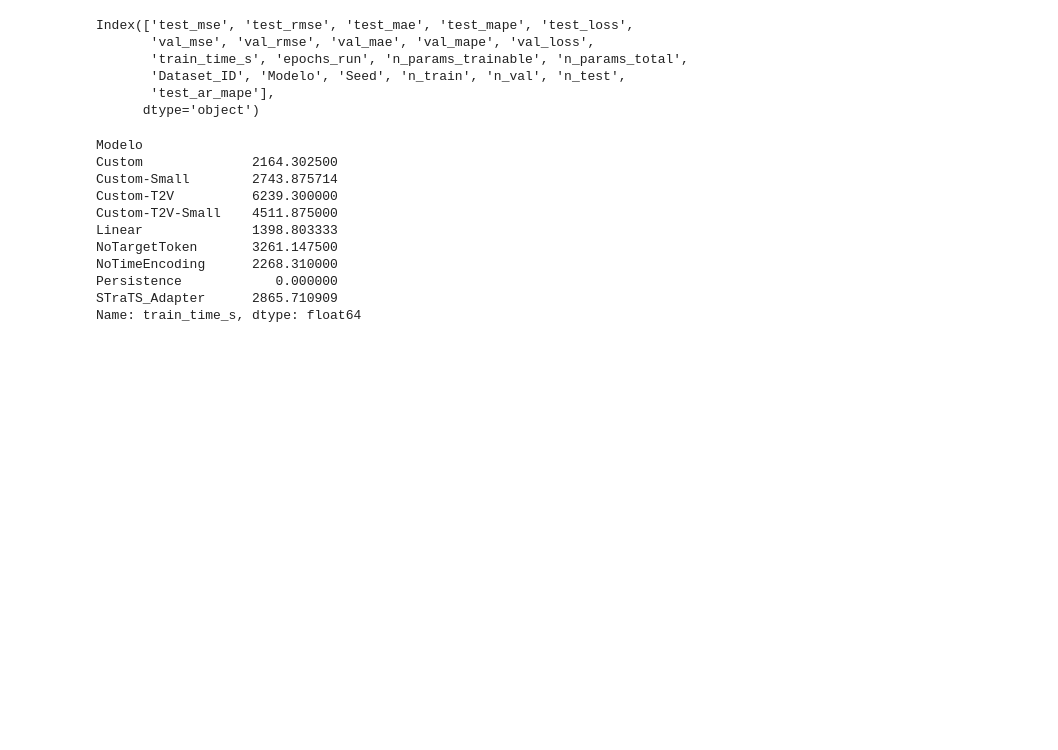
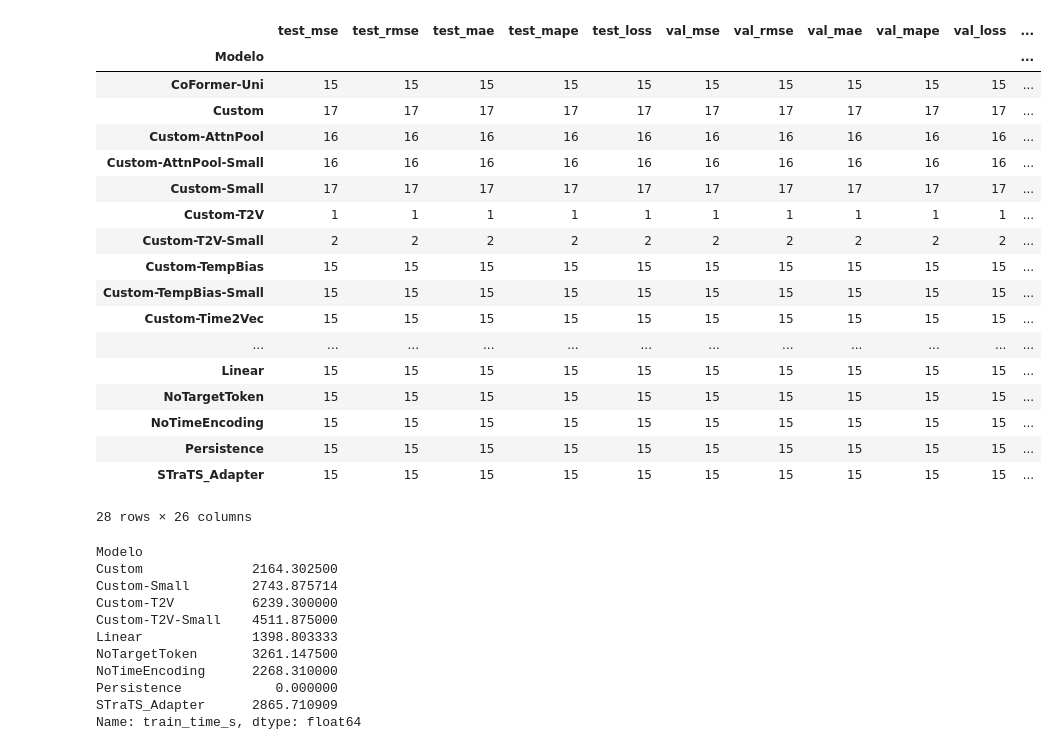
Before and after one commit to Konnits/Memoria, a Jupyter notebook: src/benchmark_final.ipynb, the cells around one changed output. Saved outputs shown, nothing was run; the diff lists cells and outputs as text; code cells hidden in the pictures; blank space fills up the shorter version.

```diff
--- a/src/benchmark_final.ipynb
+++ b/src/benchmark_final.ipynb
@@ -3,14 +3,27 @@ import pandas as pd
 # %%
 df = pd.read_csv(r"C:\Users\geral\Documents\Memoria\experiments\benchmark_final\benchmark_final.csv")
 # %%
-df.columns
+df.groupby("Modelo").count()
 # %% [output]
+|  | test_mse | test_rmse | test_mae | test_mape | test_loss | val_mse | val_rmse | val_mae | val_mape | val_loss | ... |
+| Modelo |  |  |  |  |  |  |  |  |  |  | ... |
+| CoFormer-Uni | 15 | 15 | 15 | 15 | 15 | 15 | 15 | 15 | 15 | 15 | ... |
+| Custom | 17 | 17 | 17 | 17 | 17 | 17 | 17 | 17 | 17 | 17 | ... |
+| Custom-AttnPool | 16 | 16 | 16 | 16 | 16 | 16 | 16 | 16 | 16 | 16 | ... |
+| Custom-AttnPool-Small | 16 | 16 | 16 | 16 | 16 | 16 | 16 | 16 | 16 | 16 | ... |
+| Custom-Small | 17 | 17 | 17 | 17 | 17 | 17 | 17 | 17 | 17 | 17 | ... |
+| Custom-T2V | 1 | 1 | 1 | 1 | 1 | 1 | 1 | 1 | 1 | 1 | ... |
+| Custom-T2V-Small | 2 | 2 | 2 | 2 | 2 | 2 | 2 | 2 | 2 | 2 | ... |
+| Custom-TempBias | 15 | 15 | 15 | 15 | 15 | 15 | 15 | 15 | 15 | 15 | ... |
+| Custom-TempBias-Small | 15 | 15 | 15 | 15 | 15 | 15 | 15 | 15 | 15 | 15 | ... |
+| Custom-Time2Vec | 15 | 15 | 15 | 15 | 15 | 15 | 15 | 15 | 15 | 15 | ... |
+| ... | ... | ... | ... | ... | ... | ... | ... | ... | ... | ... | ... |
+| Linear | 15 | 15 | 15 | 15 | 15 | 15 | 15 | 15 | 15 | 15 | ... |
+| NoTargetToken | 15 | 15 | 15 | 15 | 15 | 15 | 15 | 15 | 15 | 15 | ... |
+| NoTimeEncoding | 15 | 15 | 15 | 15 | 15 | 15 | 15 | 15 | 15 | 15 | ... |
+| Persistence | 15 | 15 | 15 | 15 | 15 | 15 | 15 | 15 | 15 | 15 | ... |
+| STraTS_Adapter | 15 | 15 | 15 | 15 | 15 | 15 | 15 | 15 | 15 | 15 | ... |
-Index(['test_mse', 'test_rmse', 'test_mae', 'test_mape', 'test_loss',
-       'val_mse', 'val_rmse', 'val_mae', 'val_mape', 'val_loss',
-       'train_time_s', 'epochs_run', 'n_params_trainable', 'n_params_total',
-       'Dataset_ID', 'Modelo', 'Seed', 'n_train', 'n_val', 'n_test',
-       'test_ar_mape'],
-      dtype='object')
+28 rows × 26 columns
 # %%
 df.iloc[90:].groupby("Modelo")["train_time_s"].mean()
 # %% [output]
```
